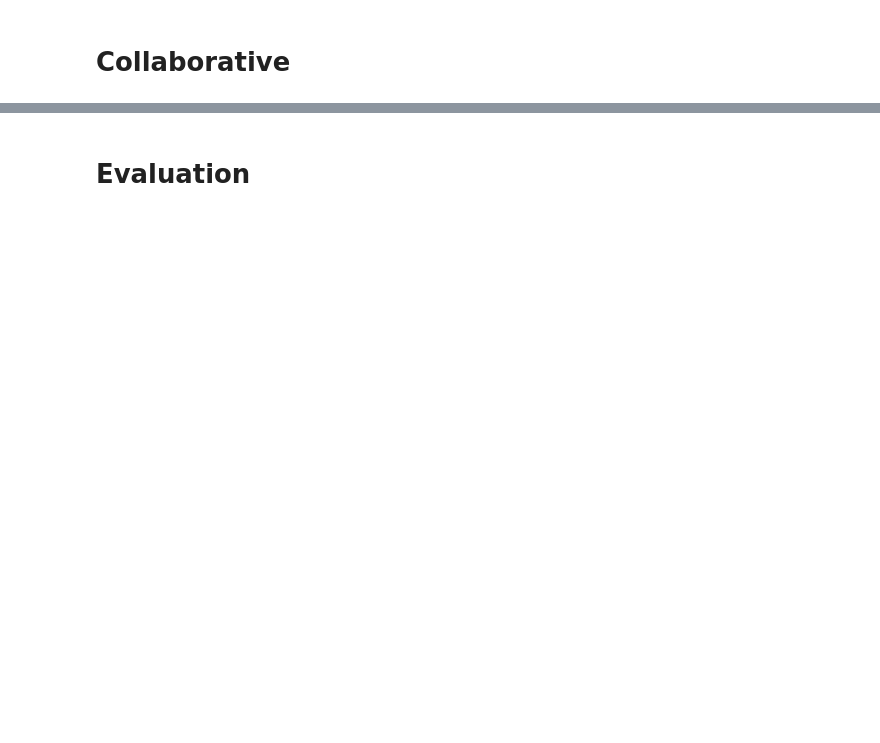
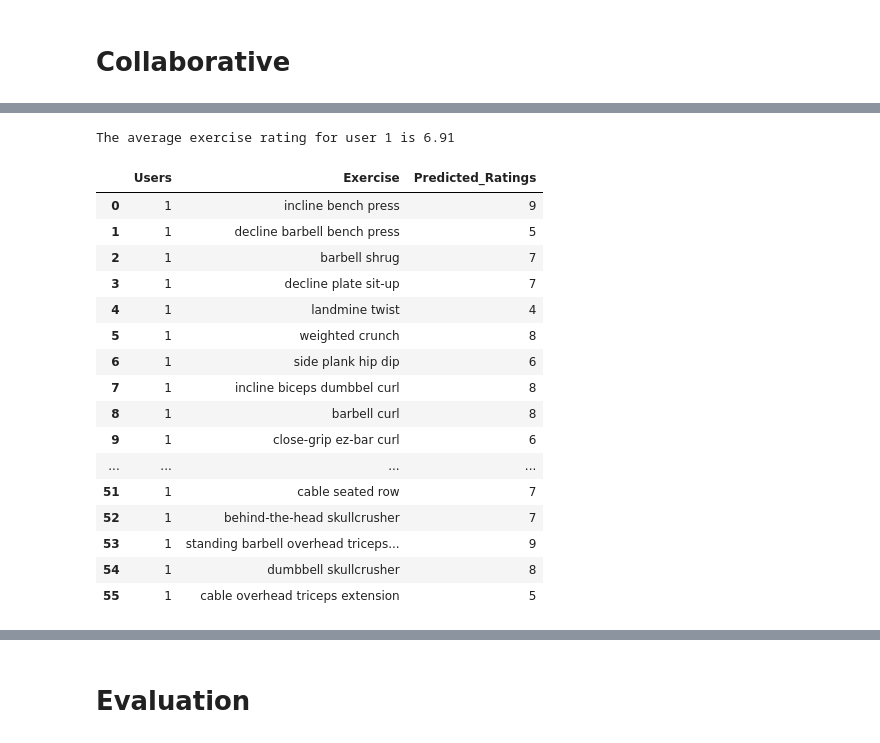
Before and after one commit to tordbm/Exercise-Recommender-System, a Jupyter notebook: recsys.ipynb, the cells around one changed output, grey strips where cells are left out. Drawn from its saved outputs; the diff is of its cells as text; code cells hidden in the pictures; blank space fills up the shorter version.

```diff
--- a/recsys.ipynb
+++ b/recsys.ipynb
@@ -390,4 +596,5 @@ ratings
 # %%
+import math
 def userbased_cf(user):
     # CF fra Youtube
     # Leser DataFrame
@@ -412,9 +619,9 @@ def userbased_cf(user):
     user_similarity_threshold = 0.3
 
     similar_users = user_similarity[user_similarity[picked_user]>user_similarity_threshold][picked_user].sort_values(ascending=False)[:n]
-    picked_user_done = ratings_norm[ratings_norm.index == picked_user].dropna(axis=1, how="all")
+    #picked_user_done = ratings_norm[ratings_norm.index == picked_user].dropna(axis=1, how="all")
     similar_user_exercises = ratings_norm[ratings_norm.index.isin(similar_users.index)].dropna(axis=1, how="all")
-    similar_user_exercises.drop(picked_user_done.columns, axis=1, inplace=True, errors='ignore')
+    #similar_user_exercises.drop(picked_user_done.columns, axis=1, inplace=True, errors='ignore')
 
     # A dictionary to store item scores
     item_score = {}
@@ -422,45 +629,59 @@ def userbased_cf(user):
     # Loop through items
     for i in similar_user_exercises.columns:
         # Get the ratings for movie i
         movie_rating = similar_user_exercises[i]
         # Create a variable to store the score
         total = 0
         # Create a variable to store the number of scores
         count = 0
         # Loop through similar users
         for u in similar_users.index:
             # If the movie has rating
             if pd.isna(movie_rating[u]) == False:
                 # Score is the sum of user similarity score multiply by the movie rating
                 score = similar_users[u] * movie_rating[u]
                 # Add the score to the total score for the movie so far
                 total += score
                 # Add 1 to the count
                 count +=1
         # Get the average score for the item
         item_score[i] = total / count
 
     # Convert dictionary to pandas dataframe
     item_score = pd.DataFrame(item_score.items(), columns=['exercise', 'exercise_score'])
 
     # Sort the movies by score
-    ranked_item_score = item_score.sort_values(by="exercise_score", ascending=False)
+    #ranked_item_score = item_score.sort_values(by="exercise_score", ascending=False)
 
-    # Select top m movies
-    m = 10
-    """"
     # Average rating for the picked user
-    avg_rating = ratings[ratings.index == picked_user].T.mean(skipna=True)[picked_user]
+    avg_rating = ratings2[ratings2.index == picked_user].T.mean(skipna=True)[picked_user]
 
     # Print the average movie rating for user 1
-    print(f'The average exercise rating for user {picked_user} is {avg_rating:.2f}')
+    print(f'The average exercise rating for user {picked_user+1} is {avg_rating:.2f}')
+    predicted_ratings = pd.DataFrame({
+        'Users': picked_user+1,
+        'Exercise': item_score['exercise'],
+        'Predicted_Ratings': np.clip((item_score['exercise_score'] + avg_rating).round().astype(int), 1, 10)
+    }).reset_index(drop=True)
 
-    # Calcuate the predicted rating
-    ranked_item_score['predicted_rating'] = ranked_item_score['exercise_score'] + avg_rating
-
-    # Take a look at the data
-    ranked_item_score.head(m)"""
-
-
-
-    return(ranked_item_score.head(m))
+    return predicted_ratings
+userbased_cf(0)
+# %% [output]
+The average exercise rating for user 1 is 6.91
+|  | Users | Exercise | Predicted_Ratings |
+| 0 | 1 | incline bench press | 9 |
+| 1 | 1 | decline barbell bench press | 5 |
+| 2 | 1 | barbell shrug | 7 |
+| 3 | 1 | decline plate sit-up | 7 |
+| 4 | 1 | landmine twist | 4 |
+| 5 | 1 | weighted crunch | 8 |
+| 6 | 1 | side plank hip dip | 6 |
+| 7 | 1 | incline biceps dumbbel curl | 8 |
+| 8 | 1 | barbell curl | 8 |
+| 9 | 1 | close-grip ez-bar curl | 6 |
+| ... | ... | ... | ... |
+| 51 | 1 | cable seated row | 7 |
+| 52 | 1 | behind-the-head skullcrusher | 7 |
+| 53 | 1 | standing barbell overhead triceps... | 9 |
+| 54 | 1 | dumbbell skullcrusher | 8 |
+| 55 | 1 | cable overhead triceps extension | 5 |
```
Also changed, not shown: parts of 26 cells of this notebook.
